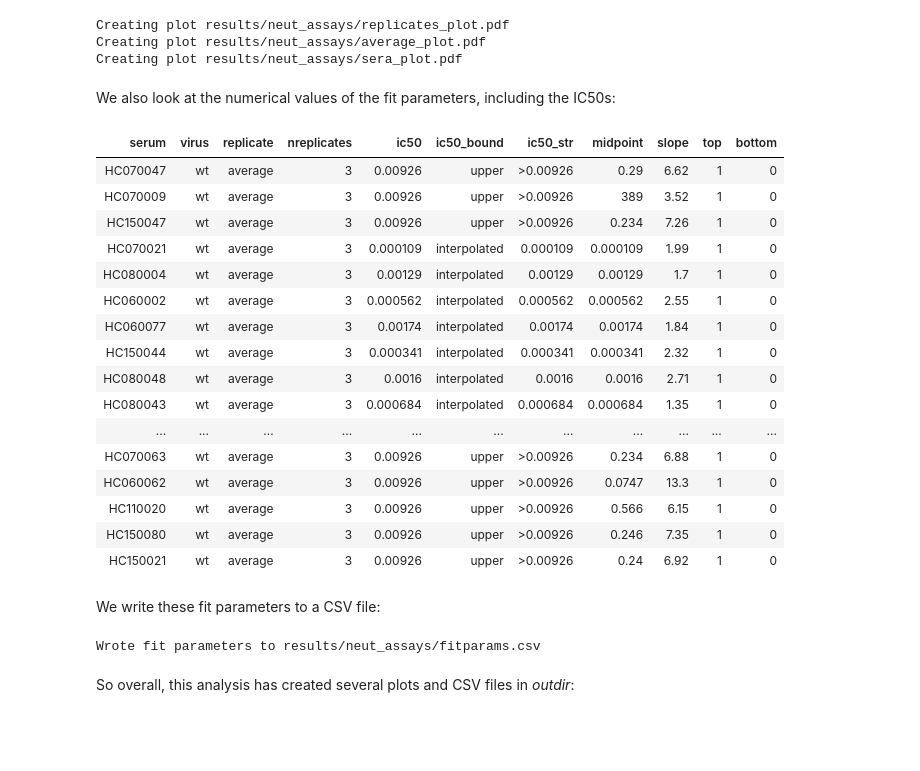
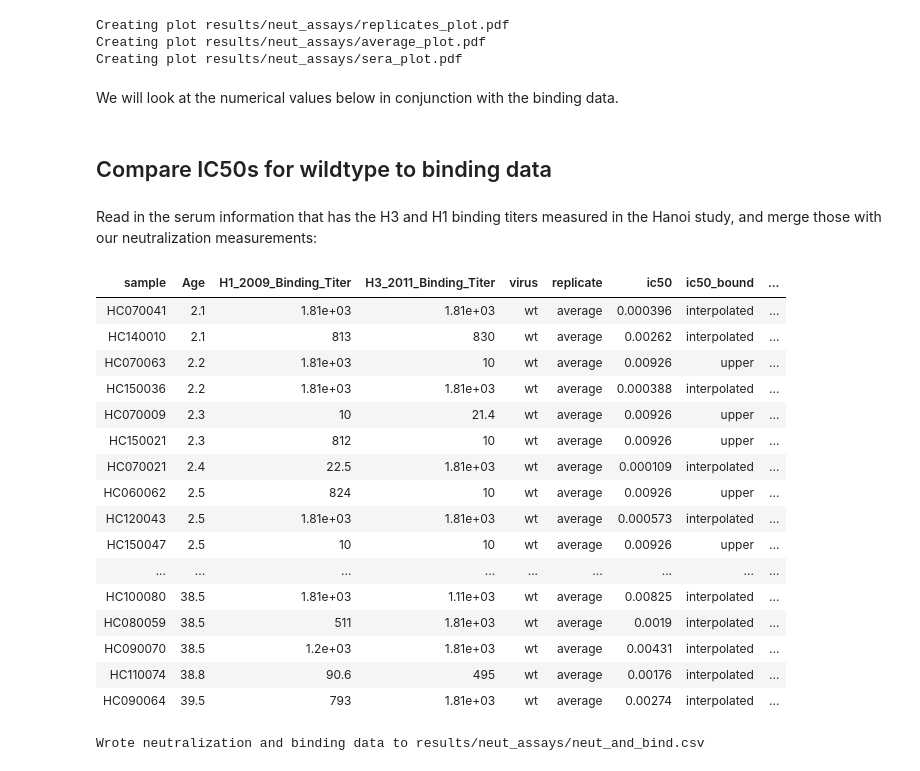
Before and after one commit to jbloomlab/map_flu_serum_Vietnam_H3_Perth2009, a Jupyter notebook: analyze_neut.ipynb, the cells around one changed output. Drawn from its saved outputs; the diff is of its cells as text; code cells hidden in the pictures; blank space fills up the shorter version.

Commit message:
compare neut and binding titers

```diff
--- a/analyze_neut.ipynb
+++ b/analyze_neut.ipynb
@@ -43,3 +47,5 @@ with open(config_file) as f:
+# %%
+sera_info_file = 'data/serum_info.csv'
 # %% [markdown]
 Specify directory to output neutralization assay data:
 # %%
@@ -123,36 +129,50 @@ Creating plot results/neut_assays/replicates_plot.pdf
 Creating plot results/neut_assays/average_plot.pdf
 Creating plot results/neut_assays/sera_plot.pdf
 # %% [markdown]
-We also look at the numerical values of the fit parameters, including
-the IC50s:
+We will look at the numerical values below in conjunction with the binding data.
+# %% [markdown]
+## Compare IC50s for wildtype to binding data
+# %% [markdown]
+Read in the serum information that has the H3 and H1 binding titers measured in the Hanoi study, and merge those with our neutralization measurements:
+# %%
+sera = pd.read_csv(sera_info_file)
+
+fitparams = fits.fitParams()
+
+assert set(sera['sample'] == set(fitparams['serum']))
+
+neut_and_bind = (sera
+        .merge((fitparams
+                .rename(columns={'serum': 'sample'})
+                ),
+               on='sample')
+        .assign(reciprocal_ic50=lambda x: 1 / x['ic50'])
+        .drop(columns=['group', 'sample_subset', 'nreplicates', ])
+        )
 # %%
-display(HTML(fits.fitParams().to_html(index=False)))
+
+display(HTML(neut_and_bind.to_html(index=False)))
 # %% [output]
-| serum | virus | replicate | nreplicates | ic50 | ic50_bound | ic50_str | midpoint | slope | top | bottom |
-| HC070047 | wt | average | 3 | 0.00926 | upper | >0.00926 | 0.29 | 6.62 | 1 | 0 |
-| HC070009 | wt | average | 3 | 0.00926 | upper | >0.00926 | 389 | 3.52 | 1 | 0 |
-| HC150047 | wt | average | 3 | 0.00926 | upper | >0.00926 | 0.234 | 7.26 | 1 | 0 |
-| HC070021 | wt | average | 3 | 0.000109 | interpolated | 0.000109 | 0.000109 | 1.99 | 1 | 0 |
-| HC080004 | wt | average | 3 | 0.00129 | interpolated | 0.00129 | 0.00129 | 1.7 | 1 | 0 |
-| HC060002 | wt | average | 3 | 0.000562 | interpolated | 0.000562 | 0.000562 | 2.55 | 1 | 0 |
-| HC060077 | wt | average | 3 | 0.00174 | interpolated | 0.00174 | 0.00174 | 1.84 | 1 | 0 |
-| HC150044 | wt | average | 3 | 0.000341 | interpolated | 0.000341 | 0.000341 | 2.32 | 1 | 0 |
-| HC080048 | wt | average | 3 | 0.0016 | interpolated | 0.0016 | 0.0016 | 2.71 | 1 | 0 |
-| HC080043 | wt | average | 3 | 0.000684 | interpolated | 0.000684 | 0.000684 | 1.35 | 1 | 0 |
-| ... | ... | ... | ... | ... | ... | ... | ... | ... | ... | ... |
-| HC070063 | wt | average | 3 | 0.00926 | upper | >0.00926 | 0.234 | 6.88 | 1 | 0 |
-| HC060062 | wt | average | 3 | 0.00926 | upper | >0.00926 | 0.0747 | 13.3 | 1 | 0 |
-| HC110020 | wt | average | 3 | 0.00926 | upper | >0.00926 | 0.566 | 6.15 | 1 | 0 |
-| HC150080 | wt | average | 3 | 0.00926 | upper | >0.00926 | 0.246 | 7.35 | 1 | 0 |
-| HC150021 | wt | average | 3 | 0.00926 | upper | >0.00926 | 0.24 | 6.92 | 1 | 0 |
+| sample | Age | H1_2009_Binding_Titer | H3_2011_Binding_Titer | virus | replicate | ic50 | ic50_bound | ... |
+| HC070041 | 2.1 | 1.81e+03 | 1.81e+03 | wt | average | 0.000396 | interpolated | ... |
+| HC140010 | 2.1 | 813 | 830 | wt | average | 0.00262 | interpolated | ... |
+| HC070063 | 2.2 | 1.81e+03 | 10 | wt | average | 0.00926 | upper | ... |
+| HC150036 | 2.2 | 1.81e+03 | 1.81e+03 | wt | average | 0.000388 | interpolated | ... |
+| HC070009 | 2.3 | 10 | 21.4 | wt | average | 0.00926 | upper | ... |
+| HC150021 | 2.3 | 812 | 10 | wt | average | 0.00926 | upper | ... |
+| HC070021 | 2.4 | 22.5 | 1.81e+03 | wt | average | 0.000109 | interpolated | ... |
+| HC060062 | 2.5 | 824 | 10 | wt | average | 0.00926 | upper | ... |
+| HC120043 | 2.5 | 1.81e+03 | 1.81e+03 | wt | average | 0.000573 | interpolated | ... |
+| HC150047 | 2.5 | 10 | 10 | wt | average | 0.00926 | upper | ... |
+| ... | ... | ... | ... | ... | ... | ... | ... | ... |
+| HC100080 | 38.5 | 1.81e+03 | 1.11e+03 | wt | average | 0.00825 | interpolated | ... |
+| HC080059 | 38.5 | 511 | 1.81e+03 | wt | average | 0.0019 | interpolated | ... |
+| HC090070 | 38.5 | 1.2e+03 | 1.81e+03 | wt | average | 0.00431 | interpolated | ... |
+| HC110074 | 38.8 | 90.6 | 495 | wt | average | 0.00176 | interpolated | ... |
+| HC090064 | 39.5 | 793 | 1.81e+03 | wt | average | 0.00274 | interpolated | ... |
-# %% [markdown]
-We write these fit parameters to a CSV file:
 # %%
-fitfile = os.path.join(outdir, 'fitparams.csv')
-fits.fitParams().to_csv(fitfile, index=False)
-print(f"Wrote fit parameters to {fitfile}")
+neut_and_bind_file = os.path.join(outdir, 'neut_and_bind.csv')
+neut_and_bind.to_csv(neut_and_bind_file, index=False)
+print(f"Wrote neutralization and binding data to {neut_and_bind_file}")
 # %% [output]
-Wrote fit parameters to results/neut_assays/fitparams.csv
+Wrote neutralization and binding data to results/neut_assays/neut_and_bind.csv
-# %% [markdown]
-So overall, this analysis has created several plots and CSV files in
-*outdir*:
```
Also changed, not shown: parts of 6 cells of this notebook, 7 other files.
